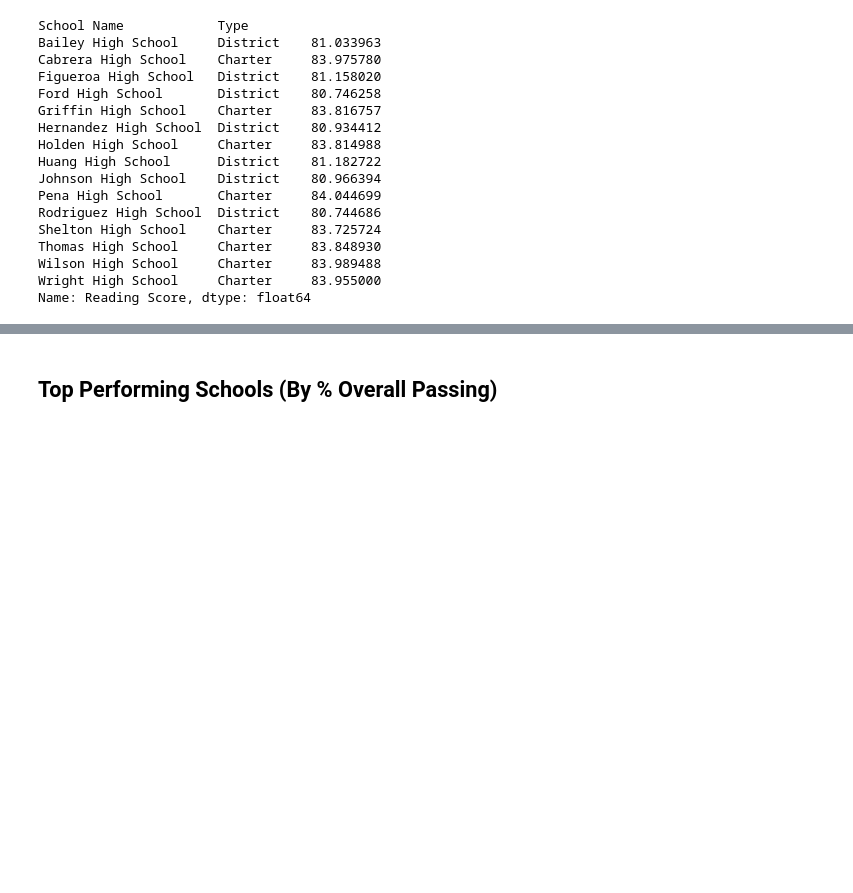
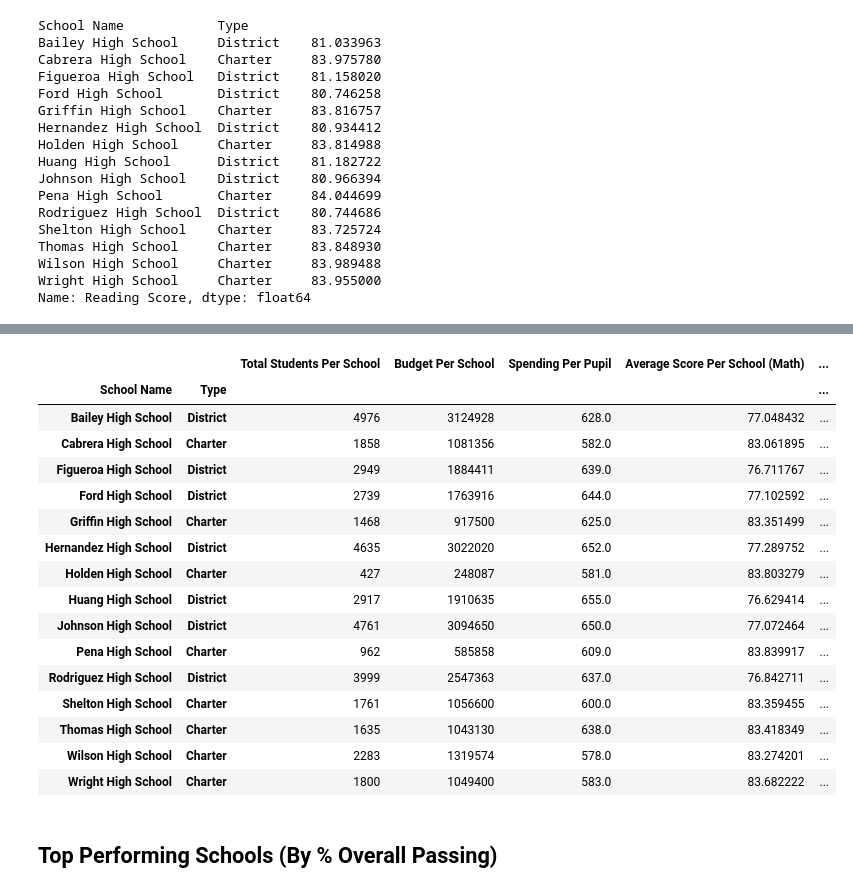
Before and after one commit to Kthomas09/Pandas-Challenge, a Jupyter notebook: PyCitySchools_starter.ipynb, the cells around one changed output, grey strips where cells are left out. Drawn from its saved outputs; the diff is of its cells as text; code cells hidden in the pictures; blank space fills up the shorter version.

```diff
--- a/PyCitySchools_starter.ipynb
+++ b/PyCitySchools_starter.ipynb
@@ -271,7 +275,10 @@ Wilson High School     Charter     83.989488
 Wright High School     Charter     83.955000
 Name: Reading Score, dtype: float64
 # %%
-schools_passing_math = school_data_df.loc[school_data_df["Math Score"]>70]["School ID"].count()/ total_students_per_school
-schools_passing_math
+schools_passing_math = renamed_df.loc[renamed_df["Math Score"]>=70]
+schools_passing_math.count()
+schools_passing_math_gb = schools_passing_math.groupby(["School Name", "Type"])
+total_schools_passing_math = schools_passing_math_gb["Student ID"].count()/total_students_per_school
+total_schools_passing_math
 # %% [output]
 School Name            Type
@@ -293,6 +300,9 @@ Wright High School     Charter     15.753333
 Name: Student ID, dtype: float64
 # %%
-schools_passing_reading = school_data_df.loc[school_data_df["Reading Score"]>70]["School ID"].count()/ total_students_per_school
+schools_passing_reading = renamed_df.loc[renamed_df["Reading Score"]>=70]
 schools_passing_reading
+schools_passing_reading_gb = schools_passing_reading.groupby(["School Name", "Type"])
+total_schools_passing_reading = schools_passing_reading_gb["Student ID"].count()/total_students_per_school
+total_schools_passing_reading
 # %% [output]
 School Name            Type
@@ -335,0 +325,7 @@ Name: Student ID, dtype: float64
+# %%
+school_overall_passing_percentage = (total_schools_passing_reading + total_schools_passing_math)/2
+school_overall_passing_percentage
+
+# pass_percentage = math_percentage.loc[math_percentage["reading_score"]>=70]
+# overall_pass_percentage = pass_percentage["School ID"].count()/total_students*100
+# overall_pass_percentage
@@ -336,24 +350,12 @@ Name: Student ID, dtype: float64
 # %%
-# district_summary_df = pd.DataFrame({"Total Schools": [total_schools],"Total Students":[total_students],"Total Budget": [total_budget],
-#                                            "Average Math Score": [average_math_scores],"Average Reading Score": [average_reading_scores],
-#                                            "Percentage Passed (Math)": [passing_math_percentage],
-#                                           "Percentage Passed (Reading)": [passing_reading_percentage],
-#                                            "Overall Passing Percentage":[overall_pass_percentage]})
-# district_summary_df = district_summary_df[["Total Schools", "Total Students", "Total Budget",
-#                                            "Average Math Score", "Average Reading Score",
-#                                            "Percentage Passed (Math)", "Percentage Passed (Reading)",
-#                                           "Overall Passing Percentage"]]
-# district_summary_df
+school_summary_df = pd.DataFrame({"Total Students Per School": total_students_per_school,
+                                  "Budget Per School": budget_per_school,
+                                  "Spending Per Pupil": per_pupil_spending,
+                                  "Average Score Per School (Math)": avg_mathscore_per_school,
+                                  "Average Score Per School (Reading)": avg_readingscore_per_school,
+                                  "Pass Rate Per School (Math)": total_schools_passing_math,
+                                  "Pass Rate Per School (Reading)":total_schools_passing_reading,
+                                  "Schools Overall Pass Rate":school_overall_passing_percentage})
 
-school_summary_df = pd.DataFrame({["Total Students Per School": [total_students_per_school]], ["Budget Per School": [budget_per_school]],
-                                  ["Spending Per Pupil": [per_pupil_spending]], ["Average Score Per School (Math)": [avg_mathscore_per_school]],
-                                  ["Average Score Per School (Reading)": [avg_readingscore_per_school]],
-                                  ["Pass Rate Per School (Math)": [schools_passing_math]], ["Pass Rate Per School (Reading)":[schools_passing_reading]],
-                                  ["Schools Overall Pass Rate":[schools_overall_passing_percentage]]})
-
-school_summary_df = school_summary_df[["Total Students Per School", "Budget Per School", "Spending Per Pupil",
-                                       "Average Score Per School (Math)", "Average Score Per School (Reading)",
-                                       "Pass Rate Per School (Math)", "Pass Rate Per School (Reading)",
-                                       "Schools Overall Pass Rate"]]
-school_summary_df.head()
+school_summary_df
 # %% [output]
@@ -361,3 +362,20 @@ SyntaxError: invalid syntax (<ipython-input-24-fb90dd0103f4>, line 12)
+|  |  | Total Students Per School | Budget Per School | Spending Per Pupil | Average Score Per School (Math) | ... |
+| School Name | Type |  |  |  |  | ... |
+| Bailey High School | District | 4976 | 3124928 | 628.0 | 77.048432 | ... |
+| Cabrera High School | Charter | 1858 | 1081356 | 582.0 | 83.061895 | ... |
+| Figueroa High School | District | 2949 | 1884411 | 639.0 | 76.711767 | ... |
+| Ford High School | District | 2739 | 1763916 | 644.0 | 77.102592 | ... |
+| Griffin High School | Charter | 1468 | 917500 | 625.0 | 83.351499 | ... |
+| Hernandez High School | District | 4635 | 3022020 | 652.0 | 77.289752 | ... |
+| Holden High School | Charter | 427 | 248087 | 581.0 | 83.803279 | ... |
+| Huang High School | District | 2917 | 1910635 | 655.0 | 76.629414 | ... |
+| Johnson High School | District | 4761 | 3094650 | 650.0 | 77.072464 | ... |
+| Pena High School | Charter | 962 | 585858 | 609.0 | 83.839917 | ... |
+| Rodriguez High School | District | 3999 | 2547363 | 637.0 | 76.842711 | ... |
+| Shelton High School | Charter | 1761 | 1056600 | 600.0 | 83.359455 | ... |
+| Thomas High School | Charter | 1635 | 1043130 | 638.0 | 83.418349 | ... |
+| Wilson High School | Charter | 2283 | 1319574 | 578.0 | 83.274201 | ... |
+| Wright High School | Charter | 1800 | 1049400 | 583.0 | 83.682222 | ... |
 # %% [markdown]
 ## Top Performing Schools (By % Overall Passing)
 # %% [markdown]
```
Also changed, not shown: parts of 22 cells of this notebook, 1 other file.
